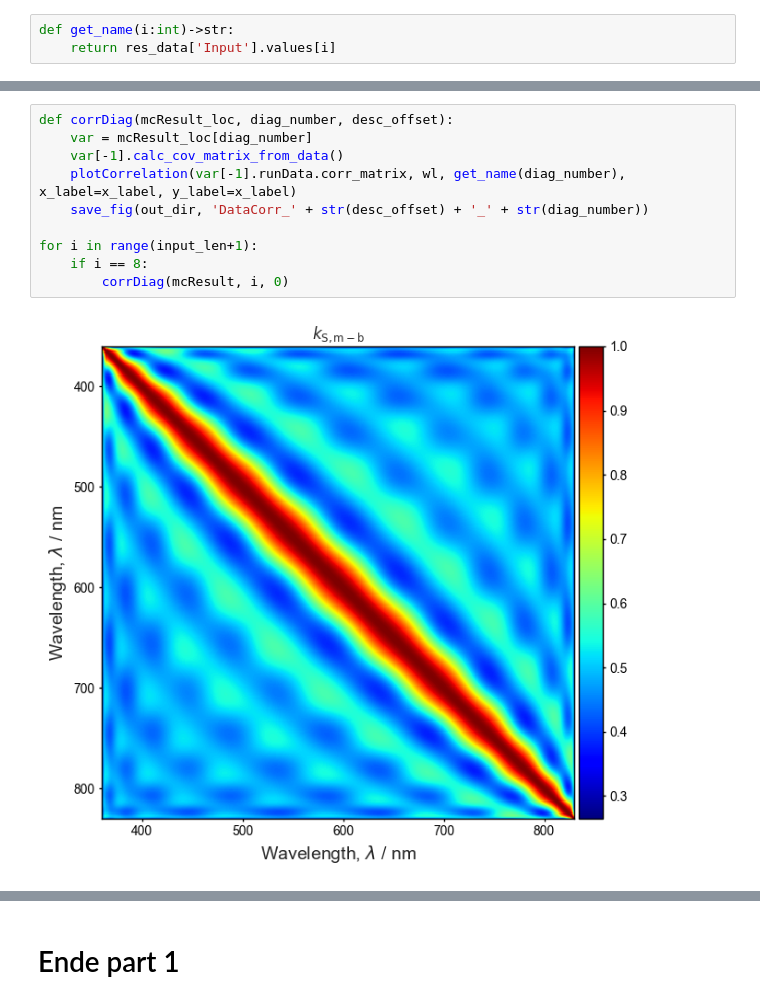
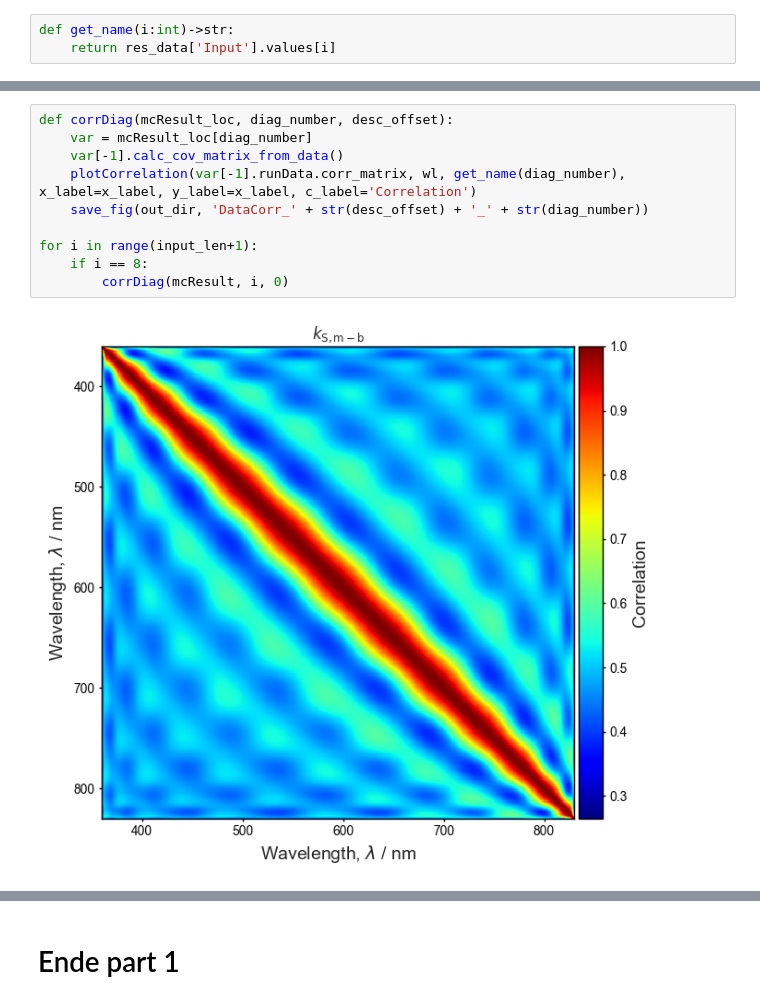
Before and after one commit to empir19nrm02/empir19nrm02, a Jupyter notebook: empir19nrm02/Jupyter/MCSim_PM.ipynb, the cells around one changed output, grey strips where cells are left out. Drawn from its saved outputs; the diff is of its cells as text.

```diff
--- a/empir19nrm02/Jupyter/MCSim_PM.ipynb
+++ b/empir19nrm02/Jupyter/MCSim_PM.ipynb
@@ -595,15 +595,15 @@ save_fig(out_dir, 'xy_S_all')
 # %%
 def corrDiag(mcResult_loc, diag_number, desc_offset):
     var = mcResult_loc[diag_number]
     var[-1].calc_cov_matrix_from_data()
-    plotCorrelation(var[-1].runData.corr_matrix, wl, get_name(diag_number), x_label=x_label, y_label=x_label)
+    plotCorrelation(var[-1].runData.corr_matrix, wl, get_name(diag_number), x_label=x_label, y_label=x_label, c_label='Correlation')
     save_fig(out_dir, 'DataCorr_' + str(desc_offset) + '_' + str(diag_number))
 
 for i in range(input_len+1):
     if i == 8:
         corrDiag(mcResult, i, 0)
 # %% [output]
-[figure, old version]
+[figure, new version]
 # %%
 input1 = [mcT, mcLambda_a_c, mcLambda_a_uc, mcLambda_a_f, mcLambda_m_f, mcS_a_c, mcS_a_uc, mcS_a_f, mcS_m_f1]
 output1 = [mcYxy, mcCCT, mcSMCF, mcSpectrum]
```
Also changed, not shown: parts of 19 cells of this notebook, 7 other files.
